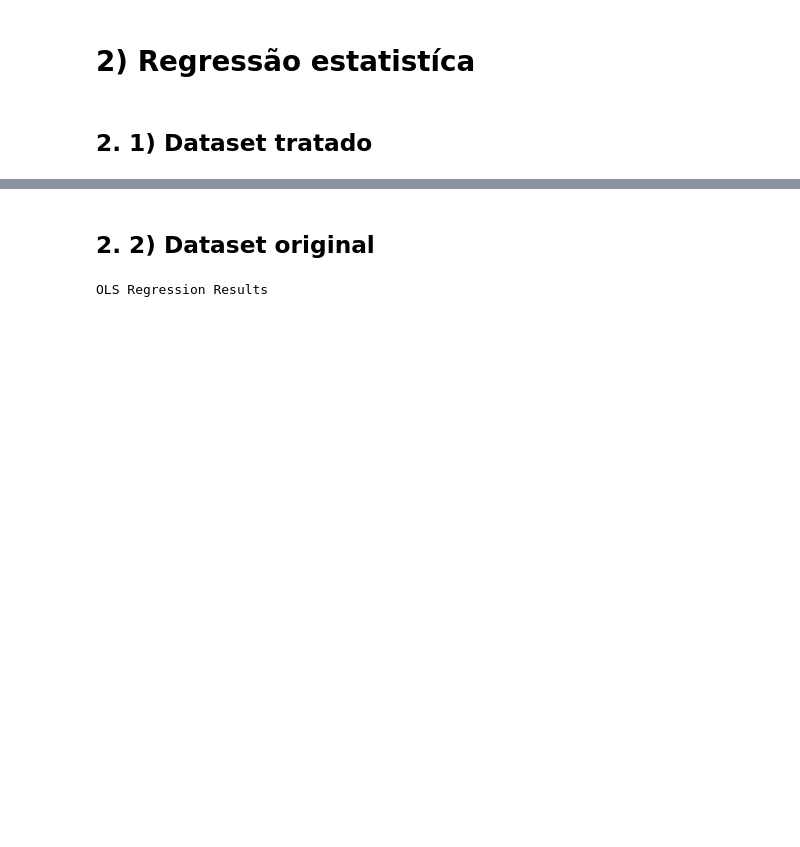
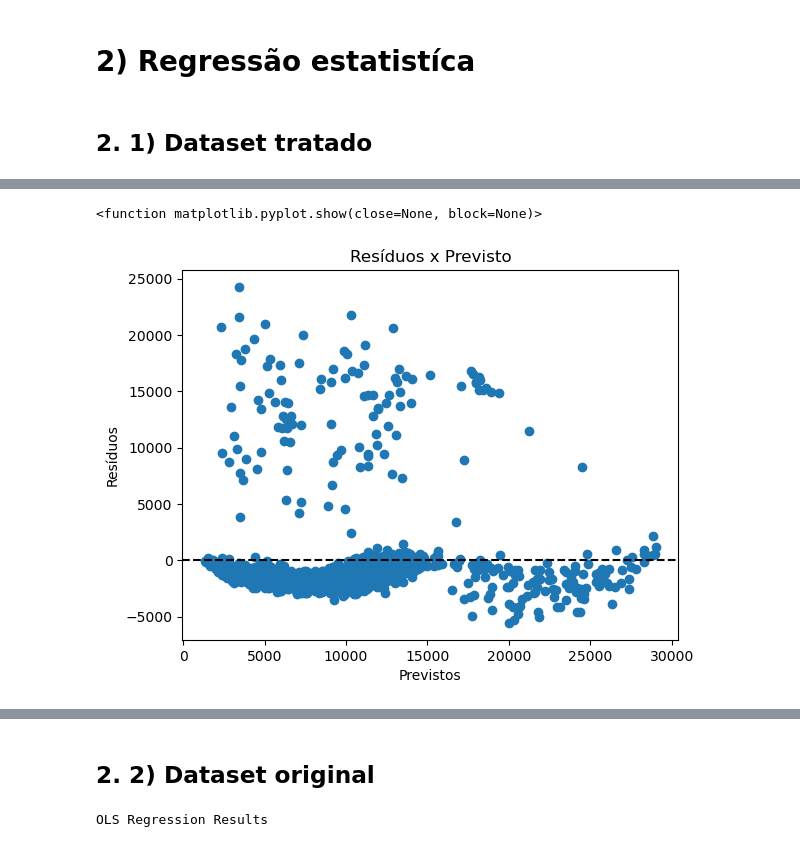
Before and after one commit to vaneza-novais/statistical-inference-vs-ml-regression, a Jupyter notebook: medical-insurance-cost.ipynb, the cells around one changed output, grey strips where cells are left out. Cells and saved outputs as stored; diff of their text form; code cells hidden in the pictures; blank space fills up the shorter version.

```diff
--- a/medical-insurance-cost.ipynb
+++ b/medical-insurance-cost.ipynb
@@ -352,0 +385,10 @@ Notes:
+# %%
+plt.scatter(results.fittedvalues, results.resid)
+plt.title("Resíduos x Previsto")
+plt.axhline(y=0, color='black', linestyle='--') # Linha de erro zero
+plt.xlabel('Previstos')
+plt.ylabel('Resíduos')
+plt.show
+# %% [output]
+<function matplotlib.pyplot.show(close=None, block=None)>
+[figure, added]
```
Also changed, not shown: parts of 24 cells of this notebook.
